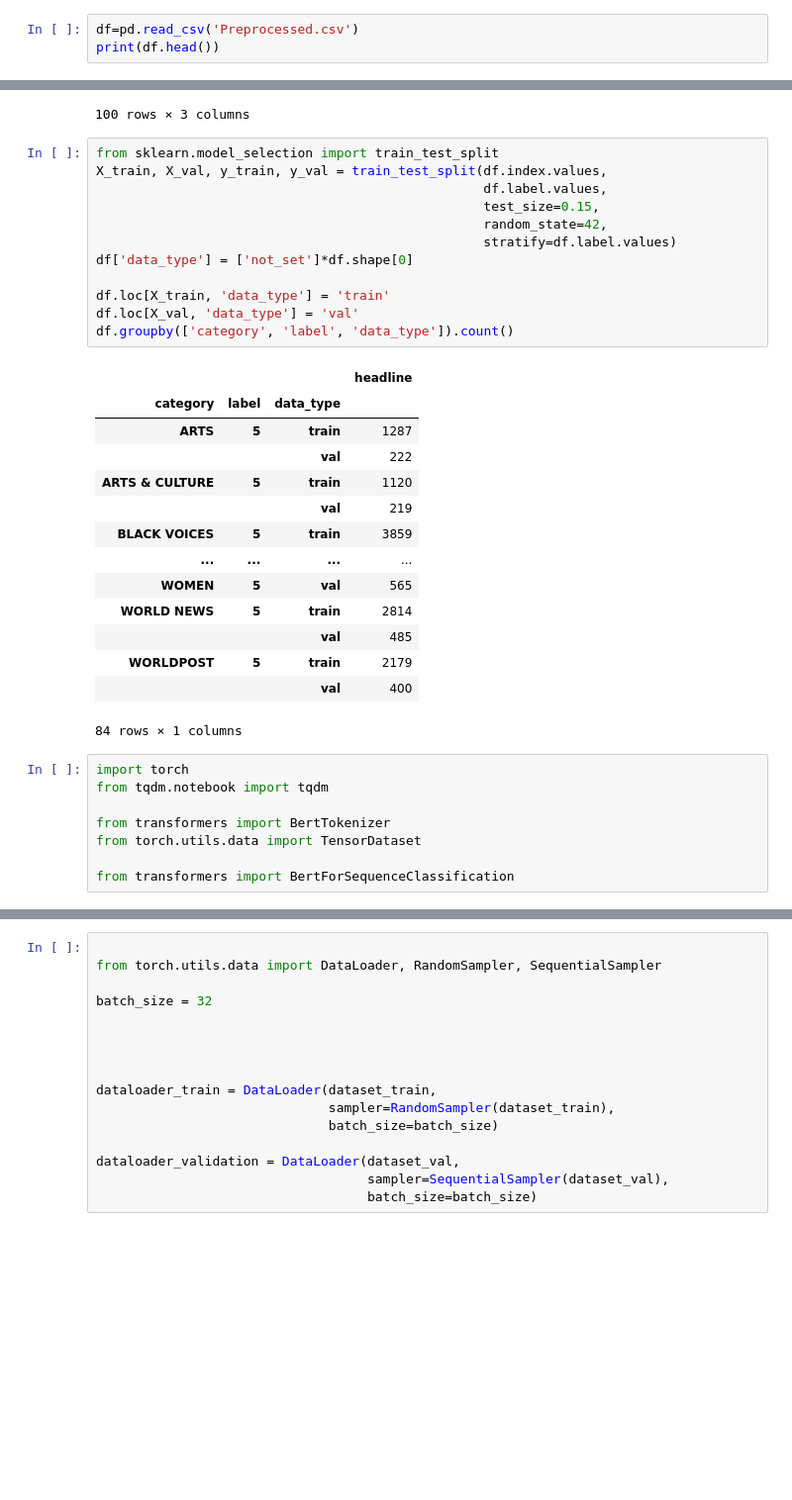
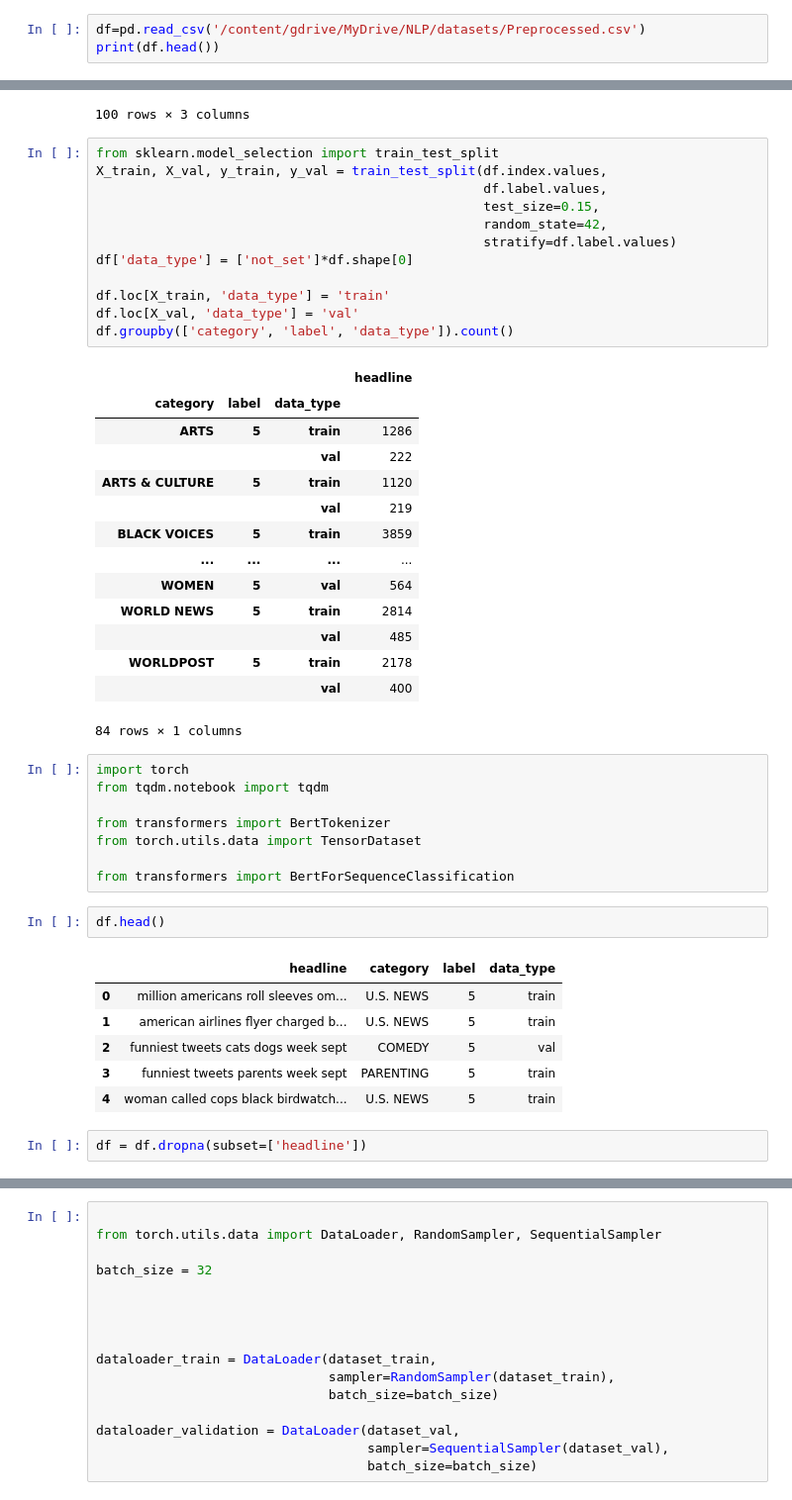
Before and after one commit to anandu08/News-Headline-Classification, a Jupyter notebook: News_Classification.ipynb, the cells around one changed output, grey strips where cells are left out. Shown at 99% size. Cells and saved outputs as stored; diff of their text form; blank space fills up the shorter version.

```diff
--- a/News_Classification.ipynb
+++ b/News_Classification.ipynb
@@ -37,5 +43,5 @@ import string
 # %%
-df=pd.read_csv('Preprocessed.csv')
+df=pd.read_csv('/content/gdrive/MyDrive/NLP/datasets/Preprocessed.csv')
 print(df.head())
 # %% [output]
                                                 link  \
@@ -93,16 +99,16 @@ df.groupby(['category', 'label', 'data_type']).count()
 # %% [output]
 |  |  |  | headline |
 | category | label | data_type |  |
-| ARTS | 5 | train | 1287 |
+| ARTS | 5 | train | 1286 |
 |  |  | val | 222 |
 | ARTS & CULTURE | 5 | train | 1120 |
 |  |  | val | 219 |
 | BLACK VOICES | 5 | train | 3859 |
 | ... | ... | ... | ... |
-| WOMEN | 5 | val | 565 |
+| WOMEN | 5 | val | 564 |
 | WORLD NEWS | 5 | train | 2814 |
 |  |  | val | 485 |
-| WORLDPOST | 5 | train | 2179 |
+| WORLDPOST | 5 | train | 2178 |
 |  |  | val | 400 |
 84 rows × 1 columns
 # %%
@@ -113,4 +119,15 @@ from transformers import BertTokenizer
 from torch.utils.data import TensorDataset
 
 from transformers import BertForSequenceClassification
+# %%
+df.head()
+# %% [output]
+|  | headline | category | label | data_type |
+| 0 | million americans roll sleeves om... | U.S. NEWS | 5 | train |
+| 1 | american airlines flyer charged b... | U.S. NEWS | 5 | train |
+| 2 | funniest tweets cats dogs week sept | COMEDY | 5 | val |
+| 3 | funniest tweets parents week sept | PARENTING | 5 | train |
+| 4 | woman called cops black birdwatch... | U.S. NEWS | 5 | train |
+# %%
+df = df.dropna(subset=['headline'])
 # %%
```
Also changed, not shown: parts of 7 cells of this notebook.
